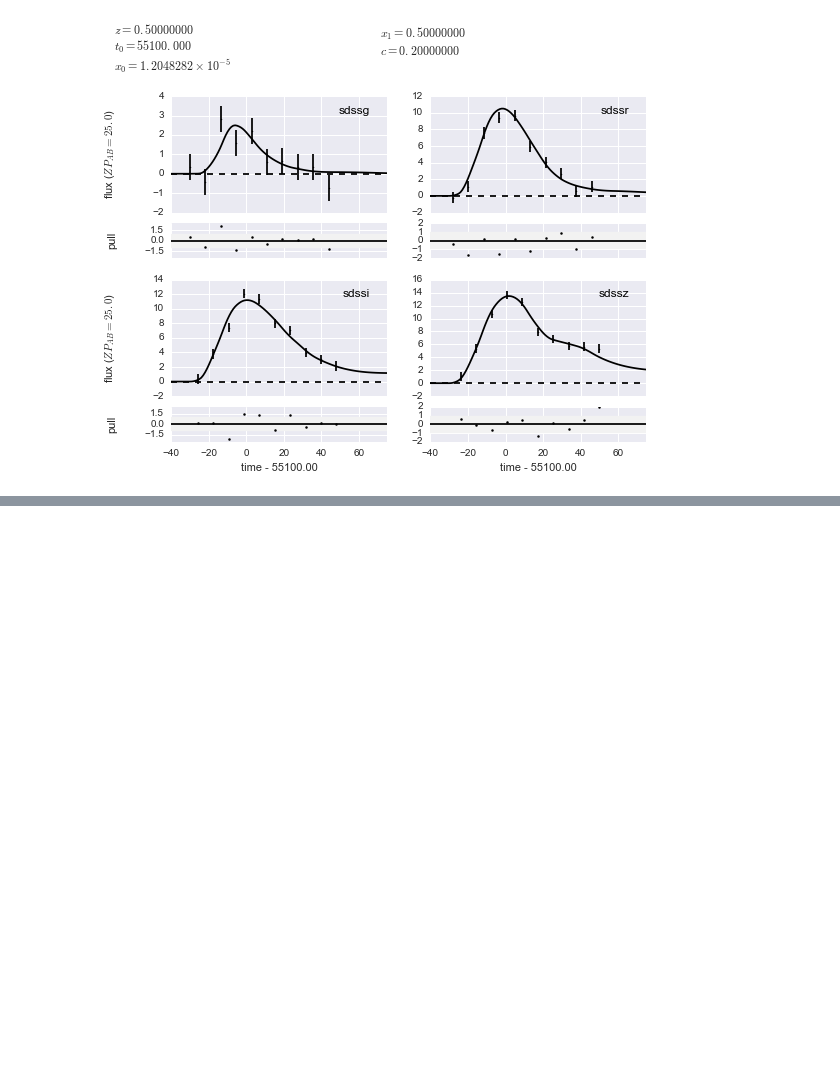
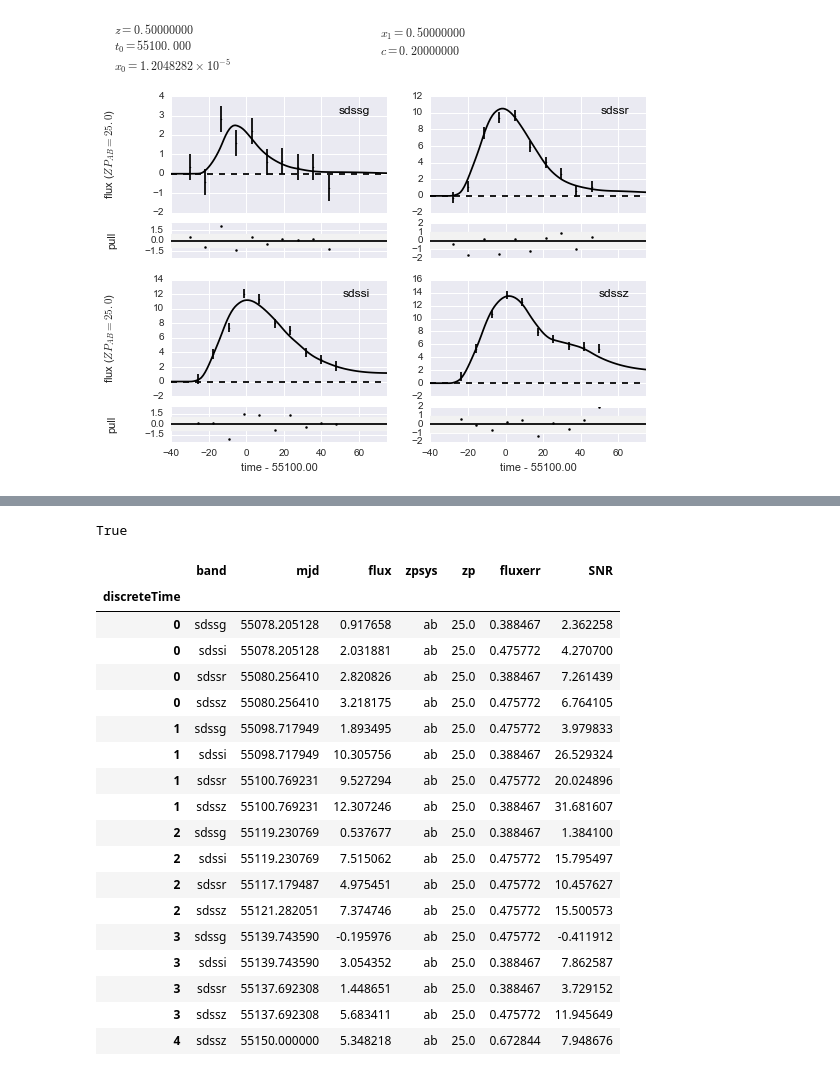
Before and after one commit to rbiswas4/SNsims, a Jupyter notebook: examples/Example_LightCurve.ipynb, the cells around one changed output, grey strips where cells are left out. Cells and saved outputs as stored; diff of their text form; code cells hidden in the pictures; blank space fills up the shorter version.

```diff
--- a/examples/Example_LightCurve.ipynb
+++ b/examples/Example_LightCurve.ipynb
@@ -44,0 +59,26 @@ sncosmo.plot_lc(lc.snCosmoLC(), model, color='k')
+# %%
+all(lc.coaddedLC(coaddTimes=None) == lc.lightCurve)
+# %% [output]
+True
+# %%
+lc.coaddedLC(coaddTimes=20., mjdBefore=1)
+# %% [output]
+|  | band | mjd | flux | zpsys | zp | fluxerr | SNR |
+| discreteTime |  |  |  |  |  |  |  |
+| 0 | sdssg | 55078.205128 | 0.917658 | ab | 25.0 | 0.388467 | 2.362258 |
+| 0 | sdssi | 55078.205128 | 2.031881 | ab | 25.0 | 0.475772 | 4.270700 |
+| 0 | sdssr | 55080.256410 | 2.820826 | ab | 25.0 | 0.388467 | 7.261439 |
+| 0 | sdssz | 55080.256410 | 3.218175 | ab | 25.0 | 0.475772 | 6.764105 |
+| 1 | sdssg | 55098.717949 | 1.893495 | ab | 25.0 | 0.475772 | 3.979833 |
+| 1 | sdssi | 55098.717949 | 10.305756 | ab | 25.0 | 0.388467 | 26.529324 |
+| 1 | sdssr | 55100.769231 | 9.527294 | ab | 25.0 | 0.475772 | 20.024896 |
+| 1 | sdssz | 55100.769231 | 12.307246 | ab | 25.0 | 0.388467 | 31.681607 |
+| 2 | sdssg | 55119.230769 | 0.537677 | ab | 25.0 | 0.388467 | 1.384100 |
+| 2 | sdssi | 55119.230769 | 7.515062 | ab | 25.0 | 0.475772 | 15.795497 |
+| 2 | sdssr | 55117.179487 | 4.975451 | ab | 25.0 | 0.475772 | 10.457627 |
+| 2 | sdssz | 55121.282051 | 7.374746 | ab | 25.0 | 0.475772 | 15.500573 |
+| 3 | sdssg | 55139.743590 | -0.195976 | ab | 25.0 | 0.475772 | -0.411912 |
+| 3 | sdssi | 55139.743590 | 3.054352 | ab | 25.0 | 0.388467 | 7.862587 |
+| 3 | sdssr | 55137.692308 | 1.448651 | ab | 25.0 | 0.388467 | 3.729152 |
+| 3 | sdssz | 55137.692308 | 5.683411 | ab | 25.0 | 0.475772 | 11.945649 |
+| 4 | sdssz | 55150.000000 | 5.348218 | ab | 25.0 | 0.672844 | 7.948676 |
```
Also changed, not shown: parts of 3 cells of this notebook, 2 other files.
